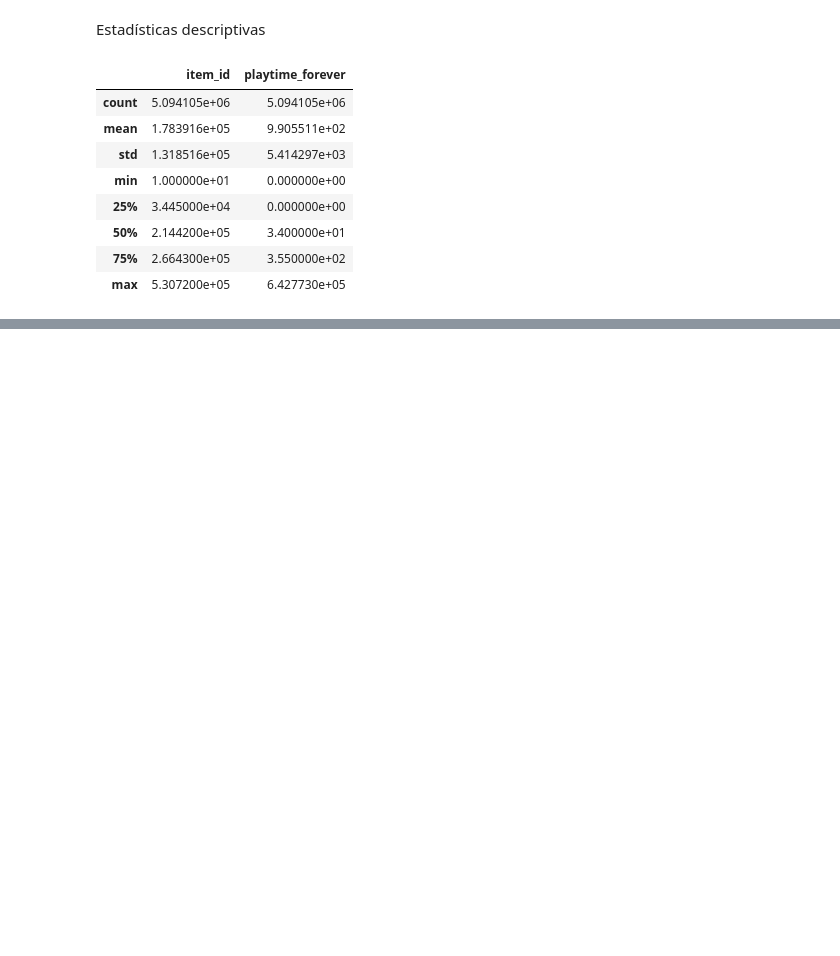
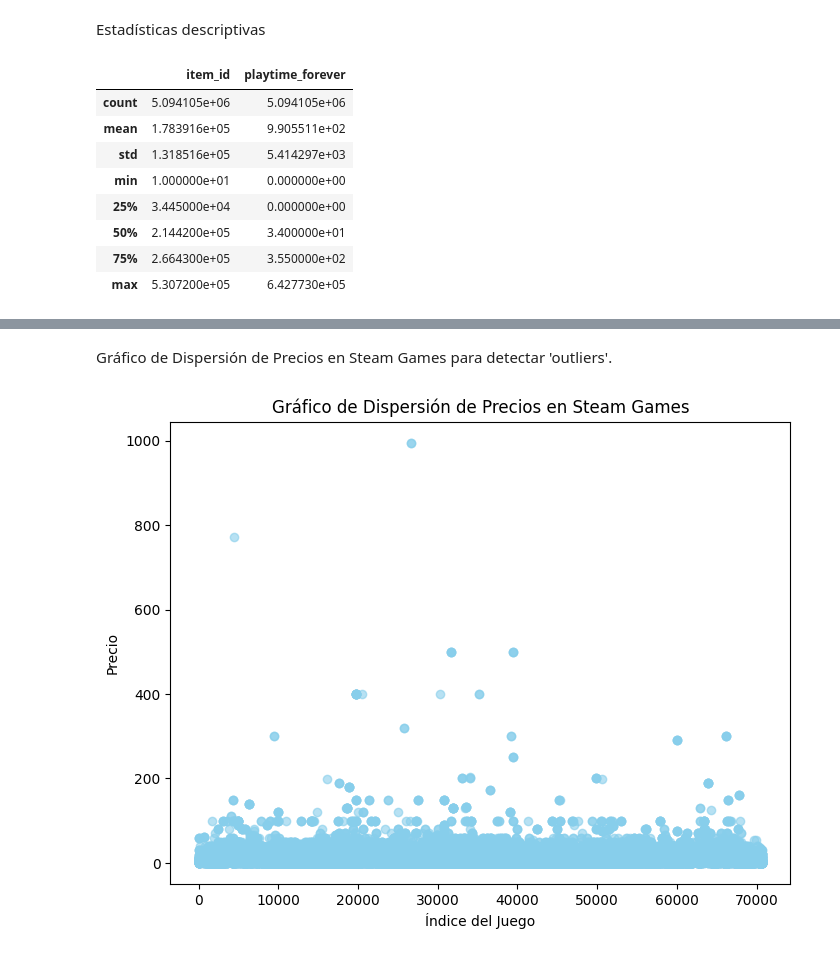
Before and after one commit to mpereyro/PI_1_MLOps, a Jupyter notebook: EDA/EDA.ipynb, the cells around one changed output, grey strips where cells are left out. Cells and saved outputs as stored; diff of their text form; code cells hidden in the pictures; blank space fills up the shorter version.

```diff
--- a/EDA/EDA.ipynb
+++ b/EDA/EDA.ipynb
@@ -150,0 +245,11 @@ Distribución de datos
+# %% [markdown]
+Gráfico de Dispersión de Precios en Steam Games para detectar 'outliers'.
+# %%
+plt.figure(figsize=(8, 6))
+plt.scatter(df_steam_games.index, df_steam_games['price'], color='skyblue', alpha=0.6)
+plt.title('Gráfico de Dispersión de Precios en Steam Games')
+plt.xlabel('Índice del Juego')
+plt.ylabel('Precio')
+plt.show()
+# %% [output]
+[figure, added]
```
Also changed, not shown: parts of 18 cells of this notebook, 3 other files.
